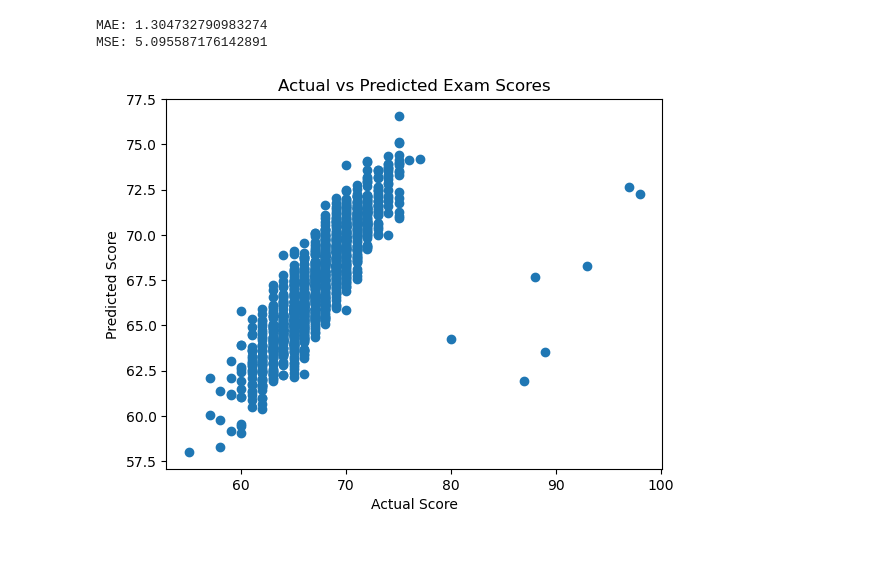
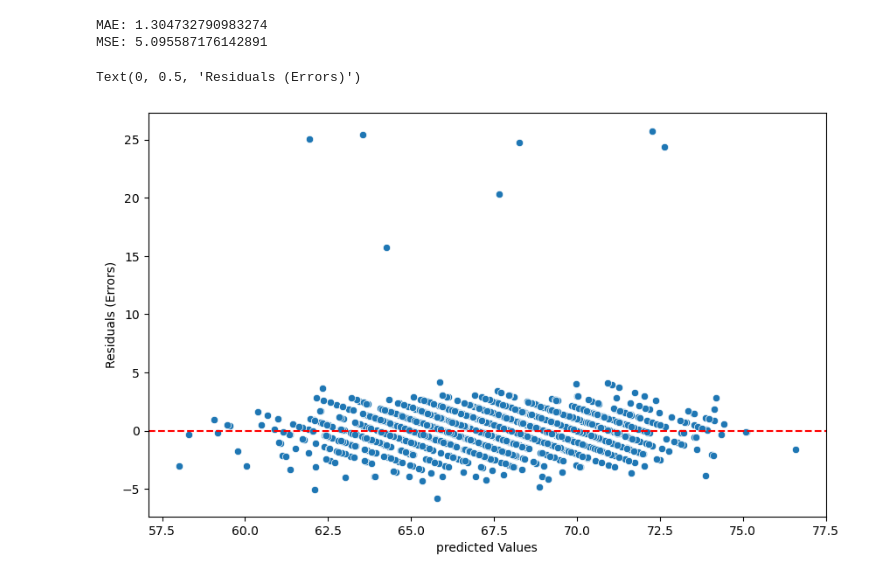
Before and after one commit to KabinGamal/Student_Exam_Peformance, a Jupyter notebook: main.ipynb, the cells around one changed output. Cells and saved outputs as stored; diff of their text form; code cells hidden in the pictures; blank space fills up the shorter version.

```diff
--- a/main.ipynb
+++ b/main.ipynb
@@ -415,5 +415,12 @@ print("MSE:", mse)
 MAE: 1.304732790983274
 MSE: 5.095587176142891
 # %%
+resuidual = y_test-y_pred
+plt.figure(figsize=(10,6))
+sns.scatterplot(x=y_pred, y=resuidual)
+plt.axhline(y=0,ls="--",color="r")
+plt.xlabel("predicted Values")
+plt.ylabel("Residuals (Errors)")
 # %% [output]
+Text(0, 0.5, 'Residuals (Errors)')
-[figure, old version]
+[figure, new version]
```
Also changed, not shown: parts of 3 cells of this notebook.
